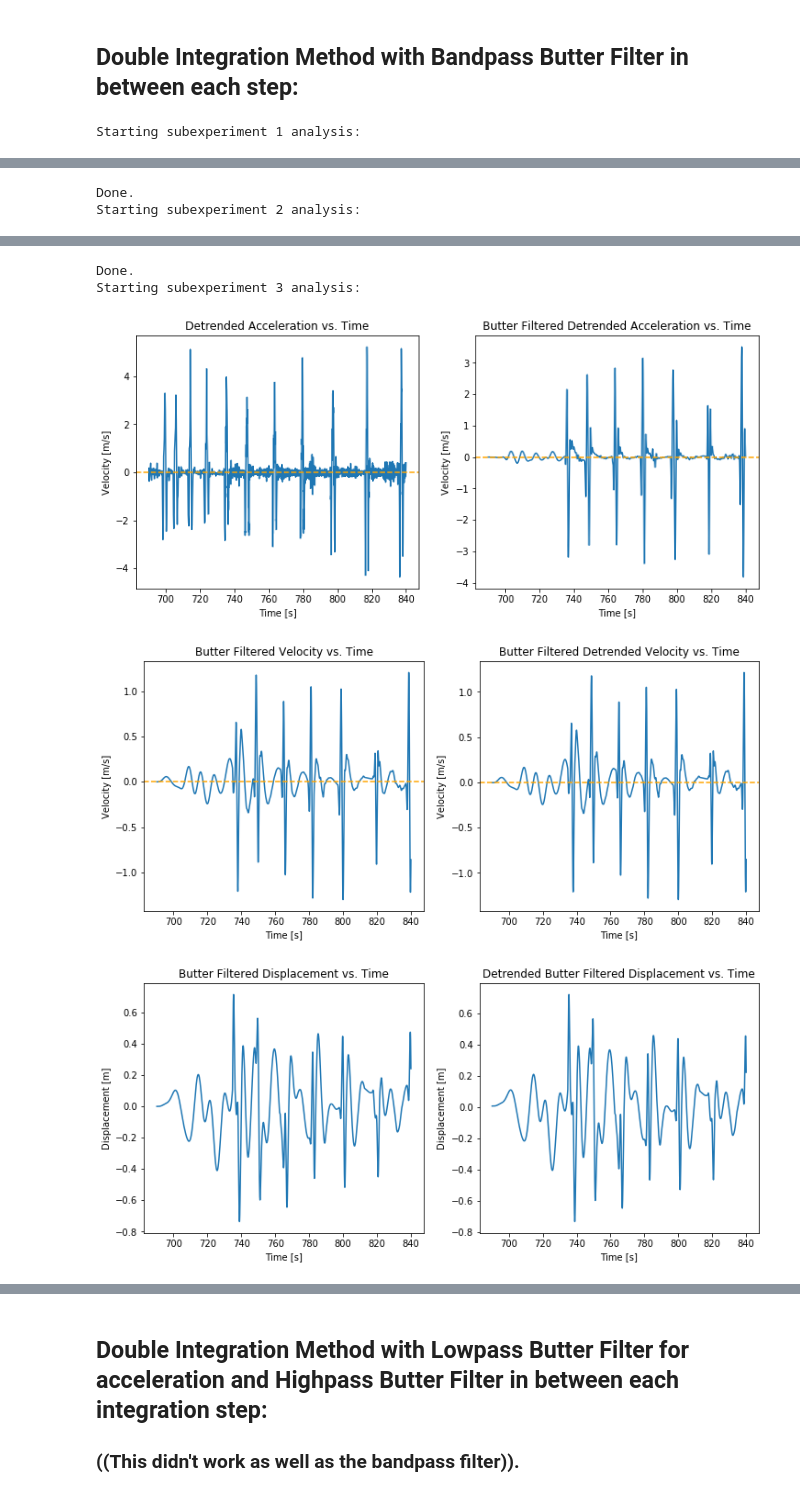
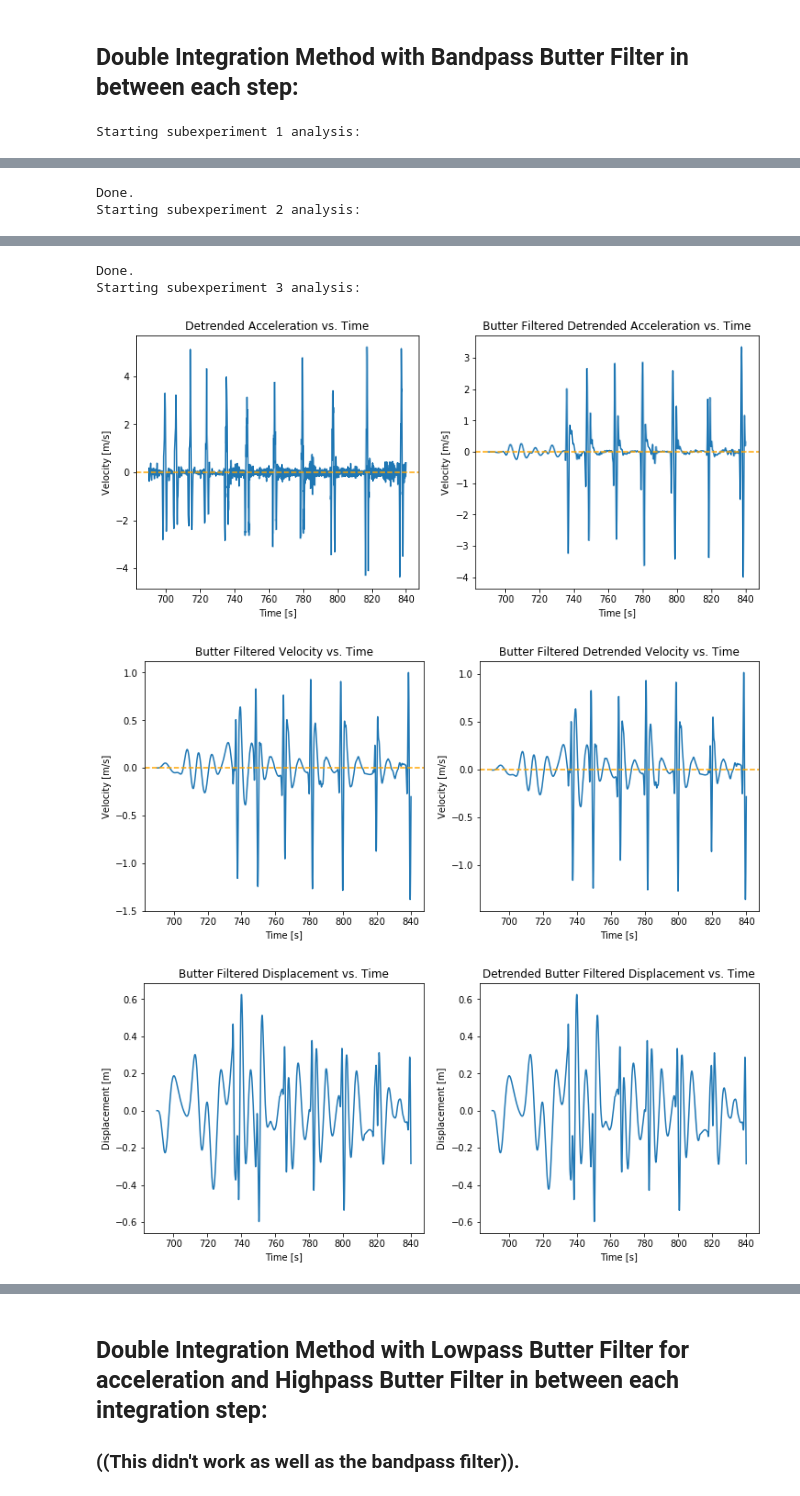
Before and after one commit to pjsimmon/E4E_Smartfin, a Jupyter notebook: PSD_E4_DoubleIntegrationFFT1_ButterFilter.ipynb, the cells around one changed output, grey strips where cells are left out. Drawn from its saved outputs; the diff is of its cells as text; code cells hidden in the pictures.

```diff
--- a/PSD_E4_DoubleIntegrationFFT1_ButterFilter.ipynb
+++ b/PSD_E4_DoubleIntegrationFFT1_ButterFilter.ipynb
@@ -1294,8 +1294,8 @@ plt.show()
 # %%
 # Define the sample rate and the Low and High Cutoff frequencies
 fs = 30
-lowcut = 0.07
-highcut = 0.9
+lowcut = 0.09
+highcut = 1.0
 
 def double_integral_bandpass(time_array, acc_array, dacc_array, lowcut, highcut, fs, order):
 
@@ -1411,6 +1411,6 @@ Starting subexperiment 2 analysis:
 Done.
 Starting subexperiment 3 analysis:
-[figure, old version]
+[figure, new version]
-[figure, old version]
+[figure, new version]
-[figure, old version]
+[figure, new version]
 # %%
```
Also changed, not shown: parts of 3 cells of this notebook.
